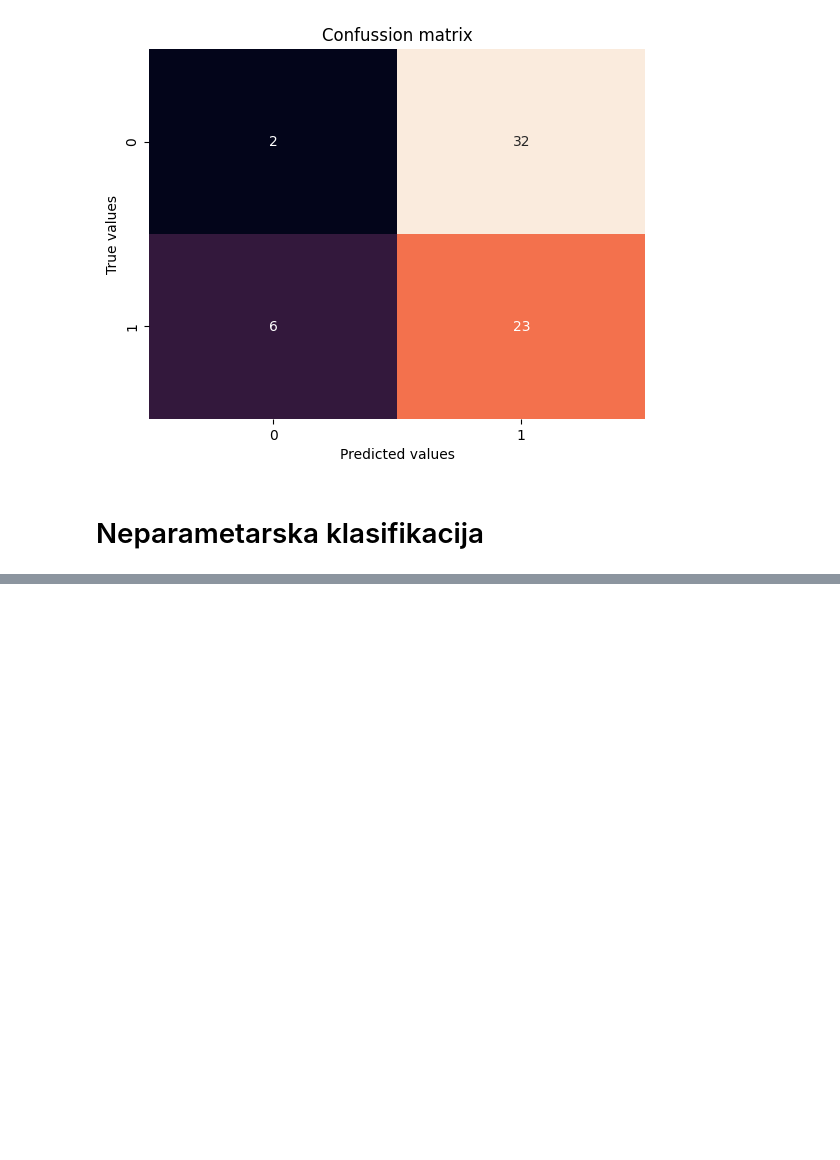
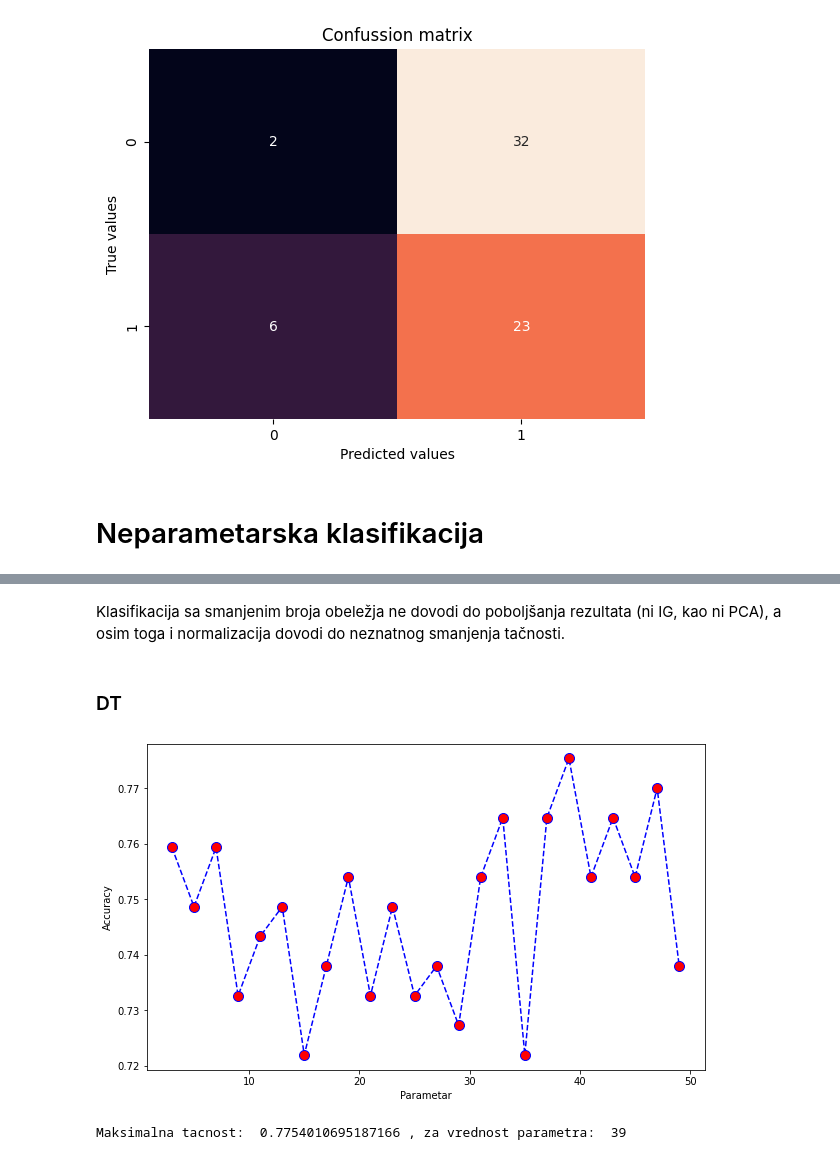
Before and after one commit to nedeljkovicmajaa/som-projekat, a Jupyter notebook: som-projekat-main.ipynb, the cells around one changed output, grey strips where cells are left out. Drawn from its saved outputs; the diff is of its cells as text; code cells hidden in the pictures; blank space fills up the shorter version.

```diff
--- a/som-projekat-main.ipynb
+++ b/som-projekat-main.ipynb
@@ -538,0 +600,43 @@ plt.show()
+# %% [markdown]
+Klasifikacija sa smanjenim broja obeležja ne dovodi do poboljšanja rezultata (ni IG, kao ni PCA), a osim toga i normalizacija dovodi do neznatnog smanjenja tačnosti.
+# %% [markdown]
+### DT
+# %%
+# Lista koja će sadržati tačnosti za različite vrednosti parametra
+acc_diff_param = []
+
+# Iteracija za različite vrednosti parametra
+for param in range(3, 50, 2):
+
+    # Lista koja će sadržati tačnosti za različita izostavljanja pacijenta
+    accuracy = []
+
+    # Iteracija za različita izostavljanja pacijenta
+    for i in range(0, num_of_participants):
+
+        # Priprema podataka za treniranje i testiranje
+        X_train, X_test, y_train, y_test = prepare_data(data, i)
+
+        # Treniranje i testiranje određenog klasifikatora
+        classif = DecisionTreeClassifier(max_depth=param)
+        classif.fit(X_train, y_train)
+
+        y_pred = classif.predict(X_test)
+        accuracy.append(accuracy_score(y_test, y_pred))
+
+    acc_diff_param.append(np.mean(accuracy))
+
+# Plotovanje zavisnosti tačnosti za različite vrednosti parametra
+figure = plt.figure(figsize=(10, 6))
+plt.plot(range(3, 50, 2), acc_diff_param, color='blue', linestyle='dashed', marker='o',
+            markerfacecolor='red', markersize=10)
+plt.xlabel('Parametar')
+plt.ylabel('Accuracy')
+plt.show()
+
+# Ispis maksimalne tačnosti i vrednosti parametra za koju je ona postignuta
+vr = acc_diff_param.index(max(acc_diff_param)) * 2 + 3
+print('Maksimalna tacnost: ', max(acc_diff_param), ', za vrednost parametra: ', vr)
+# %% [output]
+[figure, added]
+Maksimalna tacnost:  0.7754010695187166 , za vrednost parametra:  39
```
Also changed, not shown: parts of 31 cells of this notebook.
